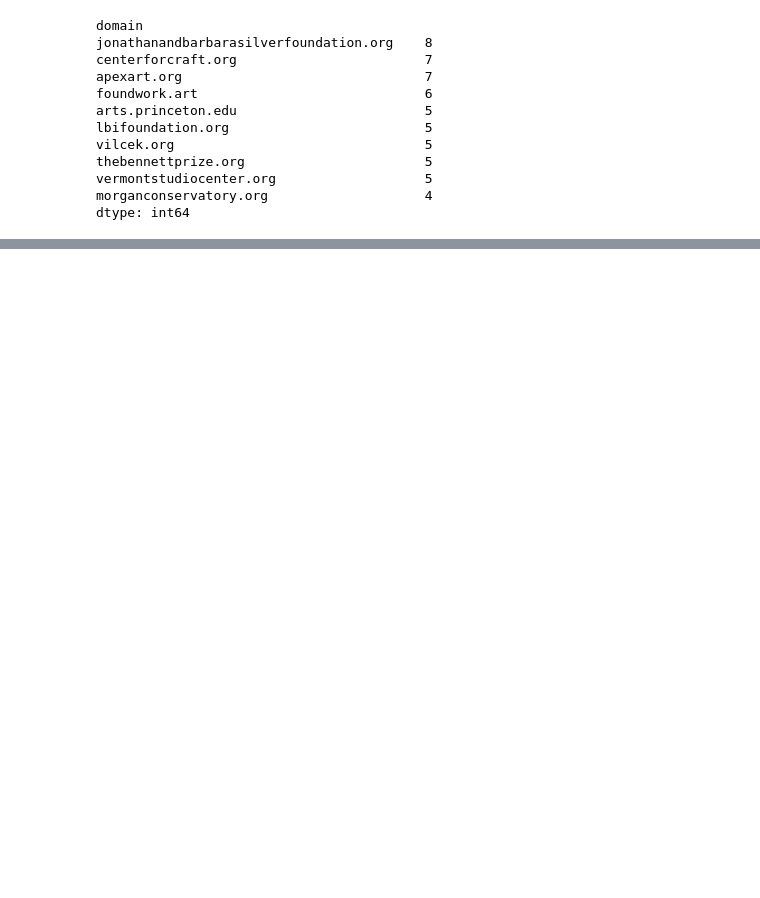
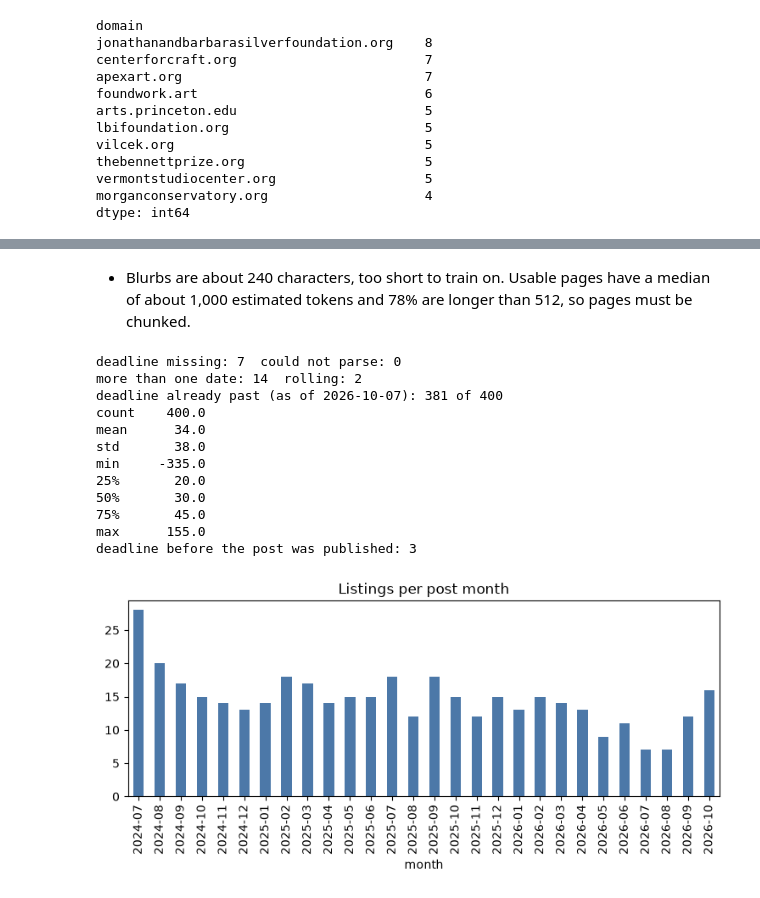
Before and after one commit to Erdos-Projects/fall-2026-artist-opportunity-finder, a Jupyter notebook: notebooks/EDA+Preprocessing.ipynb, the cells around one changed output, grey strips where cells are left out. Saved outputs shown, nothing was run; the diff lists cells and outputs as text; code cells hidden in the pictures; blank space fills up the shorter version.

```diff
--- a/notebooks/EDA+Preprocessing.ipynb
+++ b/notebooks/EDA+Preprocessing.ipynb
@@ -466,0 +530,2 @@ dtype: int64
+# %% [markdown]
+- Blurbs are about 240 characters, too short to train on. Usable pages have a median of about 1,000 estimated tokens and 78% are longer than 512, so pages must be chunked.
@@ -466,0 +587,36 @@ dtype: int64
+# %%
+## Time and Deadlines
+
+pub_year = df["published_at"].dt.year
+dl = [parse_deadline(s, default_year=y) for s, y in zip(df["deadline"], pub_year)]
+df["deadline_iso"] = [d["deadline"] for d in dl]
+df["n_dates"] = [len(d["dates"]) for d in dl]
+df["is_rolling"] = [d["is_rolling"] for d in dl]
+df["deadline_dt"] = pd.to_datetime(df["deadline_iso"])
+today = pd.Timestamp("2026-10-07")
+
+print("deadline missing:", int(df["deadline"].isna().sum()), " could not parse:", int((df["deadline"].notna() & df["deadline_iso"].isna()).sum()))
+print("more than one date:", int((df["n_dates"] > 1).sum()), " rolling:", int(df["is_rolling"].sum()))
+print("deadline already past (as of 2026-10-07):", int((df["deadline_dt"] < today).sum()), "of", int(df["deadline_dt"].notna().sum()))
+df["days_notice"] = (df["deadline_dt"] - df["published_at"].dt.tz_localize(None)).dt.days
+print(df["days_notice"].describe().round(0).to_string())
+print("deadline before the post was published:", int((df["days_notice"] < 0).sum()))
+df.loc[df["days_notice"] < 0, ["month", "title", "deadline", "deadline_iso"]]
+
+fig, ax = plt.subplots(figsize=(9, 3))
+df["month"].value_counts().sort_index().plot.bar(ax=ax, color="#4c78a8"); ax.set_title("Listings per post month")
+plt.show()
+# %% [output]
+deadline missing: 7  could not parse: 0
+more than one date: 14  rolling: 2
+deadline already past (as of 2026-10-07): 381 of 400
+count    400.0
+mean      34.0
+std       38.0
+min     -335.0
+25%       20.0
+50%       30.0
+75%       45.0
+max      155.0
+deadline before the post was published: 3
+[figure, added]
```
Also changed, not shown: parts of 24 cells of this notebook.
